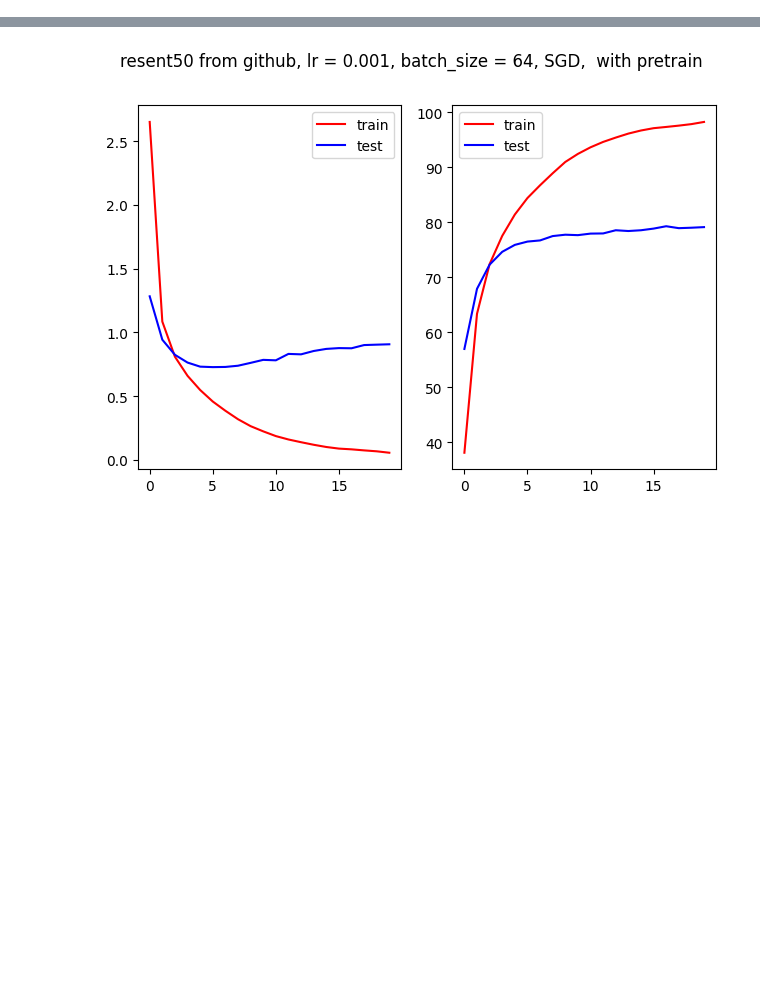
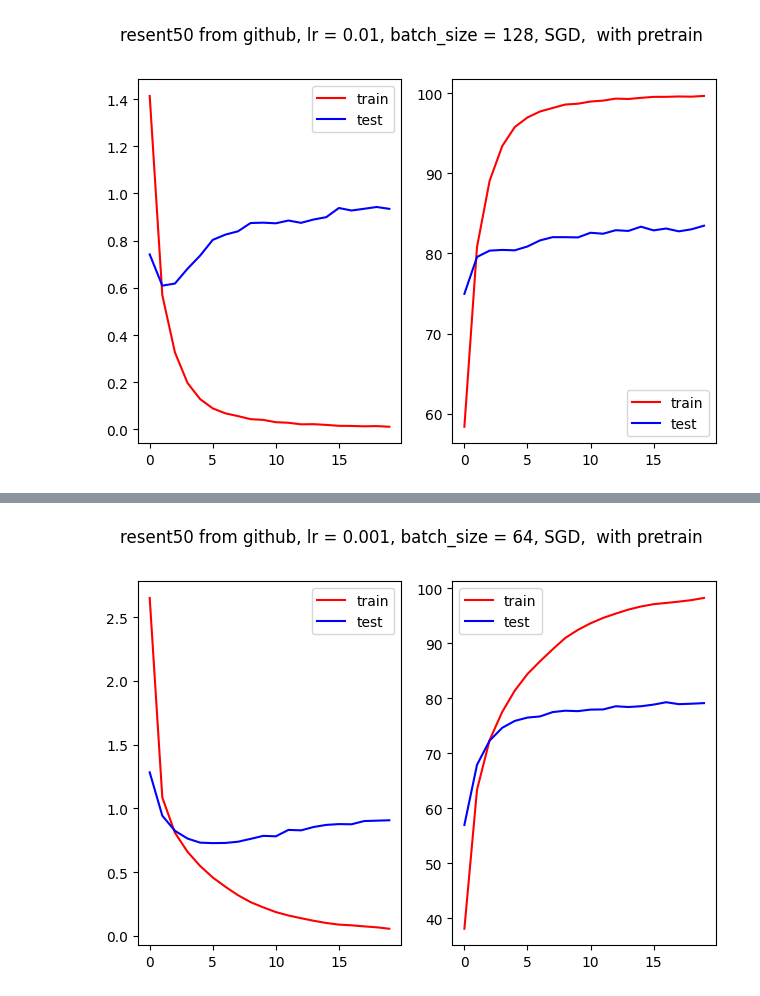
Before and after one commit to Luoxiaogan/PullSum_MNIST, a Jupyter notebook: code/神经网络实验/CIFAR10_单机测试2.ipynb, the cells around one changed output, grey strips where cells are left out. Drawn from its saved outputs; the diff is of its cells as text; code cells hidden in the pictures; blank space fills up the shorter version.

```diff
--- a/code/神经网络实验/CIFAR10_单机测试2.ipynb
+++ b/code/神经网络实验/CIFAR10_单机测试2.ipynb
@@ -96,7 +95,7 @@ import torch.nn as nn
 import torch.optim as optim
 
 # 假设已经加载了 CIFAR-10 数据并准备好训练和测试数据
-X_train, X_test, y_train, y_test = load_cifar10_data()
+X_train, X_test, y_train, y_test = load_cifar10_data(t7_path='/root/GanLuo/PullSum_MNIST/code/神经网络实验/CIFAR10data/cifar10_original.t7',use_t7_data=False)
 device = torch.device("cuda" if torch.cuda.is_available() else "cpu")
 
 # 将数据转换为 Tensor 并移动到设备 (GPU 或 CPU)
@@ -111,8 +110,8 @@ device = torch.device("cuda" if torch.cuda.is_available() else "cpu")
 model = model = torch.hub.load('pytorch/vision', 'wide_resnet50_2', pretrained=True)#resnet18(pretrained=False, progress=False, device=device, pretrained_weights_path=pretrained_weights_path)
 model.to(device)
 
-lr = 1e-3
-batch_size = 64
+lr = 1e-2
+batch_size = 128
 num_epochs = 20
 
 criterion = nn.CrossEntropyLoss().to(device)
@@ -158,0 +158,16 @@ Test Loss: 0.9071, Accuracy: 79.09%
+# %%
+plt.subplot(1,2,1)
+plt.plot(L1,color='r',label='train')
+plt.plot(L2,color='b',label='test')
+plt.legend()
+
+plt.subplot(1,2,2)
+plt.plot(A1,color='r',label='train')
+plt.plot(A2,color='b',label='test')
+plt.legend()
+
+plt.tight_layout(rect=[0, 0.03, 1, 0.90])
+plt.suptitle(f'resent50 from github, lr = {lr}, batch_size = {batch_size}, SGD,  with pretrain')
+plt.show()
+# %% [output]
+[figure, added]
```
Also changed, not shown: parts of 3 cells of this notebook, 1 other file.
